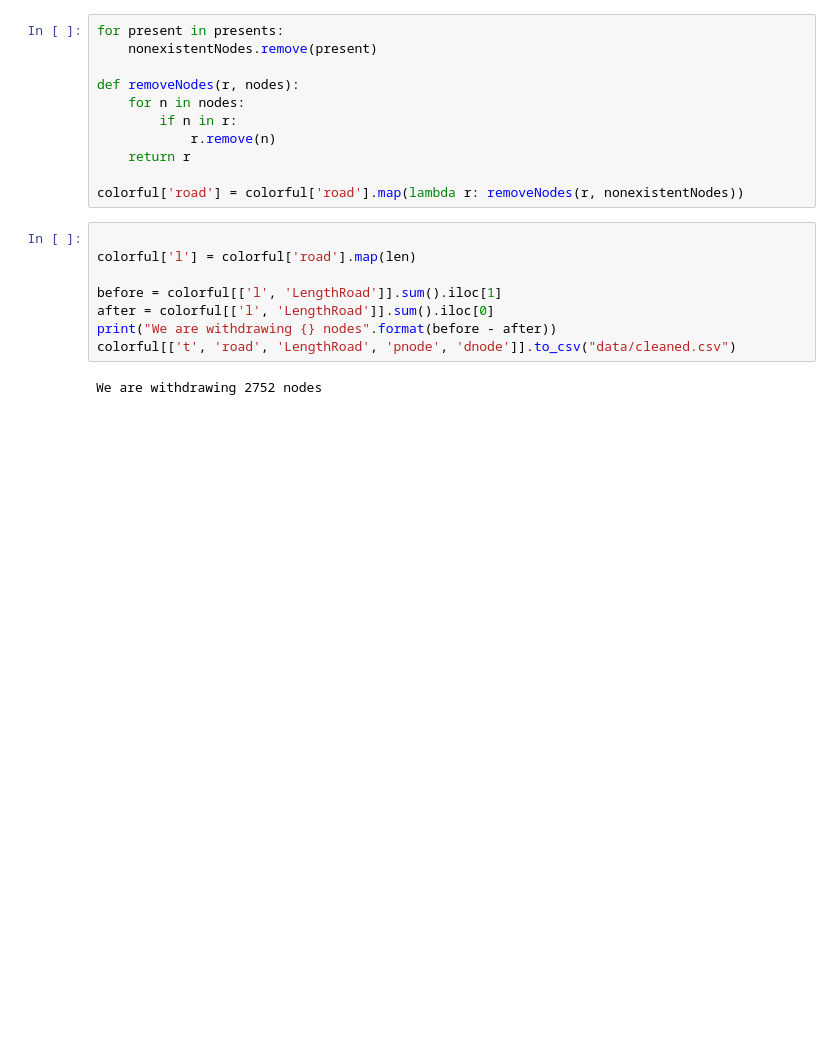
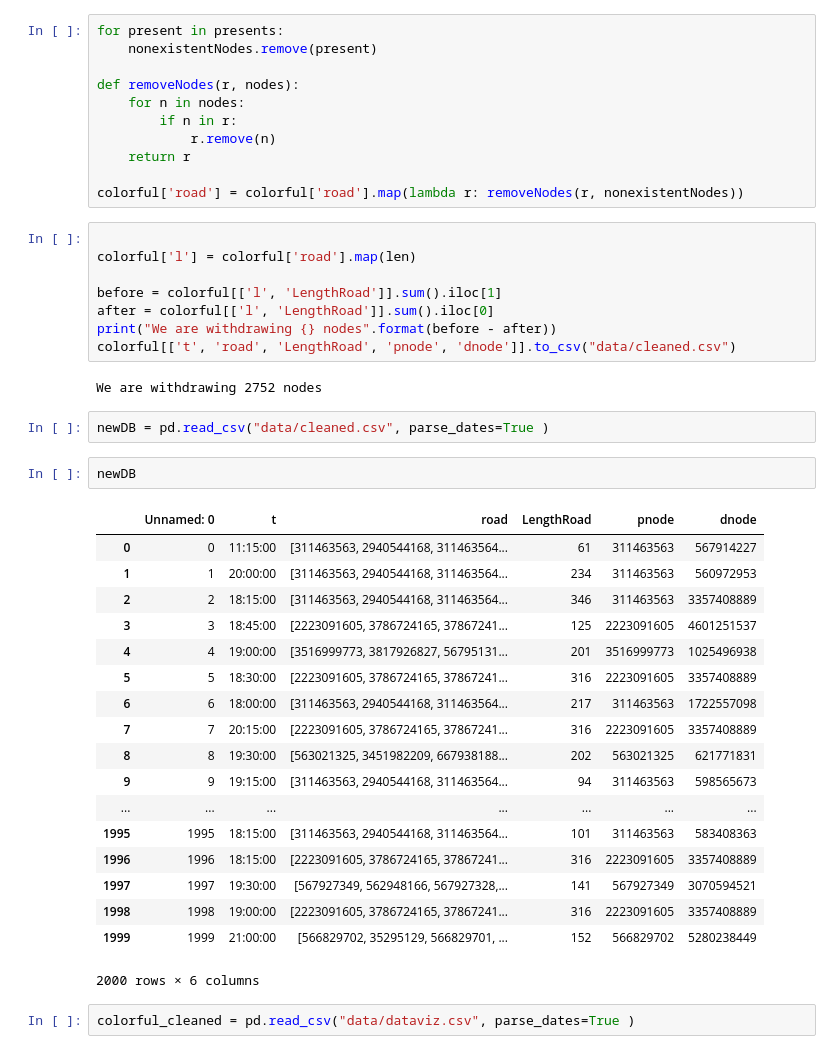
Before and after one commit to raphstrebel/Data-Visualization, a Jupyter notebook: colorful_traces.ipynb, the cells around one changed output. Cells and saved outputs as stored; diff of their text form; blank space fills up the shorter version.

```diff
--- a/colorful_traces.ipynb
+++ b/colorful_traces.ipynb
@@ -288,3 +329,28 @@ print("We are withdrawing {} nodes".format(before - after))
 colorful[['t', 'road', 'LengthRoad', 'pnode', 'dnode']].to_csv("data/cleaned.csv")
 # %% [output]
 We are withdrawing 2752 nodes
+# %%
+newDB = pd.read_csv("data/cleaned.csv", parse_dates=True )
+# %%
+newDB
+# %% [output]
+|  | Unnamed: 0 | t | road | LengthRoad | pnode | dnode |
+| 0 | 0 | 11:15:00 | [311463563, 2940544168, 311463564... | 61 | 311463563 | 567914227 |
+| 1 | 1 | 20:00:00 | [311463563, 2940544168, 311463564... | 234 | 311463563 | 560972953 |
+| 2 | 2 | 18:15:00 | [311463563, 2940544168, 311463564... | 346 | 311463563 | 3357408889 |
+| 3 | 3 | 18:45:00 | [2223091605, 3786724165, 37867241... | 125 | 2223091605 | 4601251537 |
+| 4 | 4 | 19:00:00 | [3516999773, 3817926827, 56795131... | 201 | 3516999773 | 1025496938 |
+| 5 | 5 | 18:30:00 | [2223091605, 3786724165, 37867241... | 316 | 2223091605 | 3357408889 |
+| 6 | 6 | 18:00:00 | [311463563, 2940544168, 311463564... | 217 | 311463563 | 1722557098 |
+| 7 | 7 | 20:15:00 | [2223091605, 3786724165, 37867241... | 316 | 2223091605 | 3357408889 |
+| 8 | 8 | 19:30:00 | [563021325, 3451982209, 667938188... | 202 | 563021325 | 621771831 |
+| 9 | 9 | 19:15:00 | [311463563, 2940544168, 311463564... | 94 | 311463563 | 598565673 |
+| ... | ... | ... | ... | ... | ... | ... |
+| 1995 | 1995 | 18:15:00 | [311463563, 2940544168, 311463564... | 101 | 311463563 | 583408363 |
+| 1996 | 1996 | 18:15:00 | [2223091605, 3786724165, 37867241... | 316 | 2223091605 | 3357408889 |
+| 1997 | 1997 | 19:30:00 | [567927349, 562948166, 567927328,... | 141 | 567927349 | 3070594521 |
+| 1998 | 1998 | 19:00:00 | [2223091605, 3786724165, 37867241... | 316 | 2223091605 | 3357408889 |
+| 1999 | 1999 | 21:00:00 | [566829702, 35295129, 566829701, ... | 152 | 566829702 | 5280238449 |
+2000 rows × 6 columns
+# %%
+colorful_cleaned = pd.read_csv("data/dataviz.csv", parse_dates=True )
```
Also changed, not shown: parts of 9 cells of this notebook.
